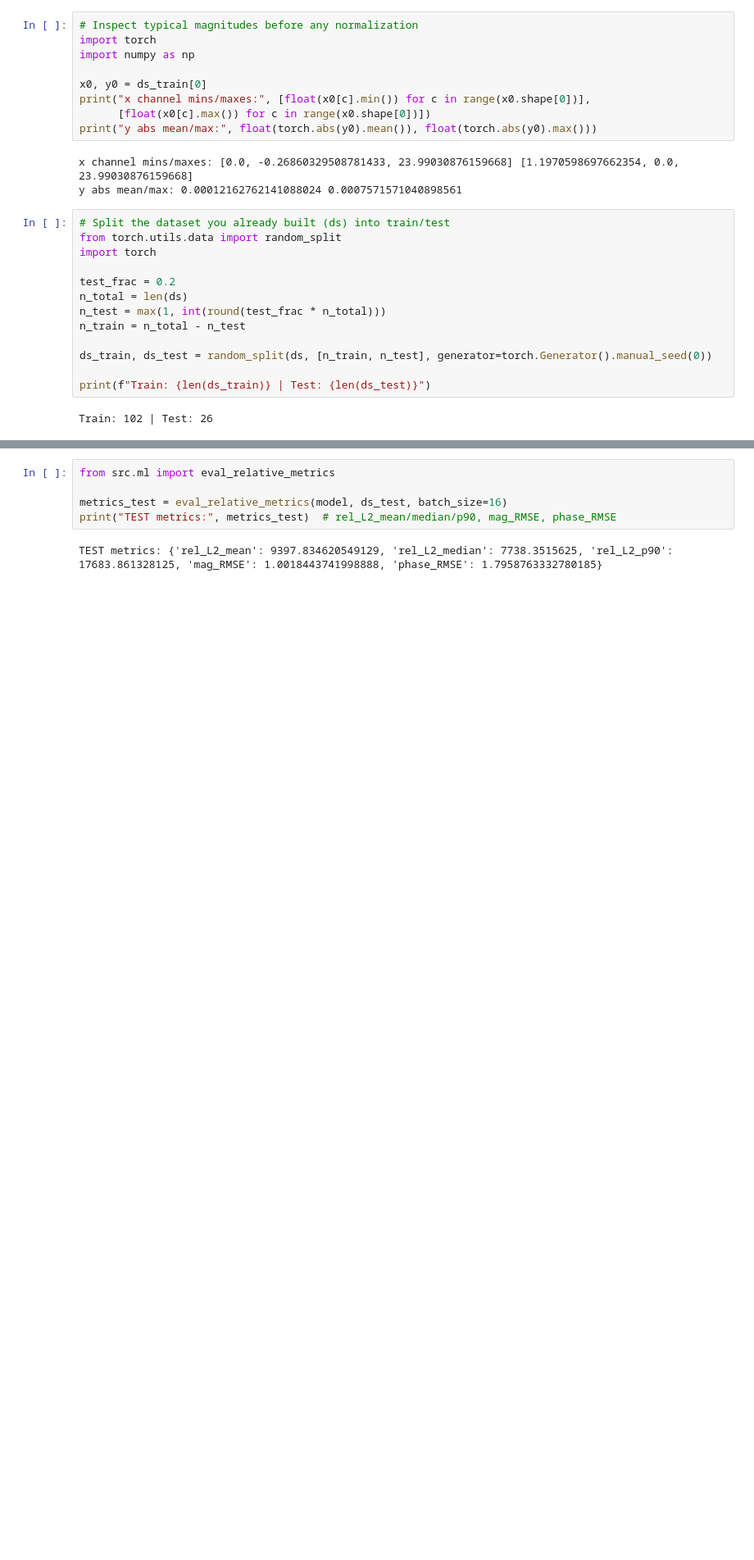
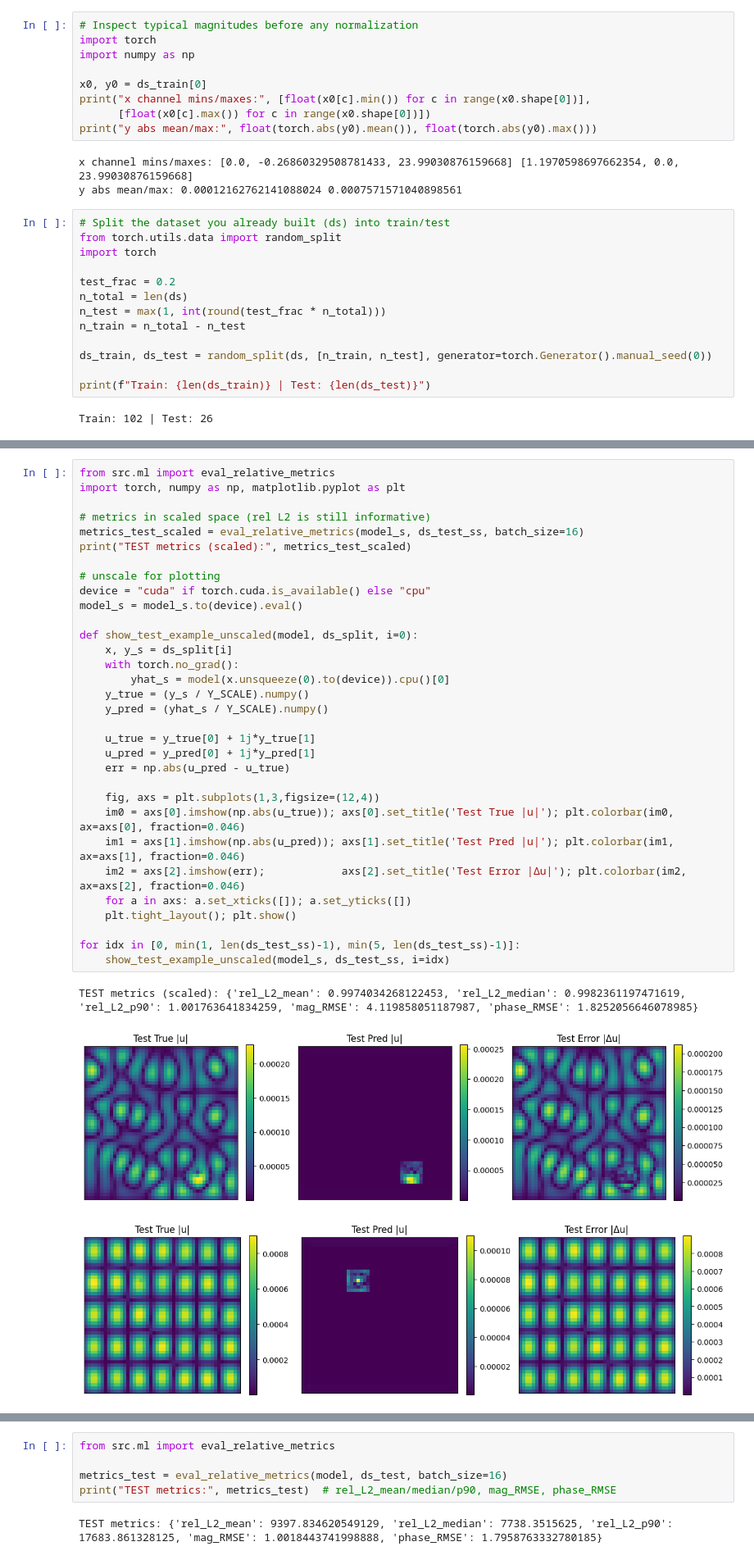
Before and after one commit to fkiewiet/FreqTransfer, a Jupyter notebook: notebooks/03_ml.ipynb, the cells around one changed output, grey strips where cells are left out. Shown: that part at 82% size. Drawn from its saved outputs; the diff is of its cells as text; blank space fills up the shorter version.

```diff
--- a/notebooks/03_ml.ipynb
+++ b/notebooks/03_ml.ipynb
@@ -254,0 +287,36 @@ model, history = train_model(
+# %%
+from src.ml import eval_relative_metrics
+import torch, numpy as np, matplotlib.pyplot as plt
+
+# metrics in scaled space (rel L2 is still informative)
+metrics_test_scaled = eval_relative_metrics(model_s, ds_test_ss, batch_size=16)
+print("TEST metrics (scaled):", metrics_test_scaled)
+
+# unscale for plotting
+device = "cuda" if torch.cuda.is_available() else "cpu"
+model_s = model_s.to(device).eval()
+
+def show_test_example_unscaled(model, ds_split, i=0):
+    x, y_s = ds_split[i]
+    with torch.no_grad():
+        yhat_s = model(x.unsqueeze(0).to(device)).cpu()[0]
+    y_true = (y_s / Y_SCALE).numpy()
+    y_pred = (yhat_s / Y_SCALE).numpy()
+
+    u_true = y_true[0] + 1j*y_true[1]
+    u_pred = y_pred[0] + 1j*y_pred[1]
+    err = np.abs(u_pred - u_true)
+
+    fig, axs = plt.subplots(1,3,figsize=(12,4))
+    im0 = axs[0].imshow(np.abs(u_true)); axs[0].set_title('Test True |u|'); plt.colorbar(im0, ax=axs[0], fraction=0.046)
+    im1 = axs[1].imshow(np.abs(u_pred)); axs[1].set_title('Test Pred |u|'); plt.colorbar(im1, ax=axs[1], fraction=0.046)
+    im2 = axs[2].imshow(err);            axs[2].set_title('Test Error |Δu|'); plt.colorbar(im2, ax=axs[2], fraction=0.046)
+    for a in axs: a.set_xticks([]); a.set_yticks([])
+    plt.tight_layout(); plt.show()
+
+for idx in [0, min(1, len(ds_test_ss)-1), min(5, len(ds_test_ss)-1)]:
+    show_test_example_unscaled(model_s, ds_test_ss, i=idx)
+# %% [output]
+TEST metrics (scaled): {'rel_L2_mean': 0.9974034268122453, 'rel_L2_median': 0.9982361197471619, 'rel_L2_p90': 1.001763641834259, 'mag_RMSE': 4.119858051187987, 'phase_RMSE': 1.8252056646078985}
+[figure, added]
+[figure, added]
```
Also changed, not shown: parts of 20 cells of this notebook, 34 other files.
